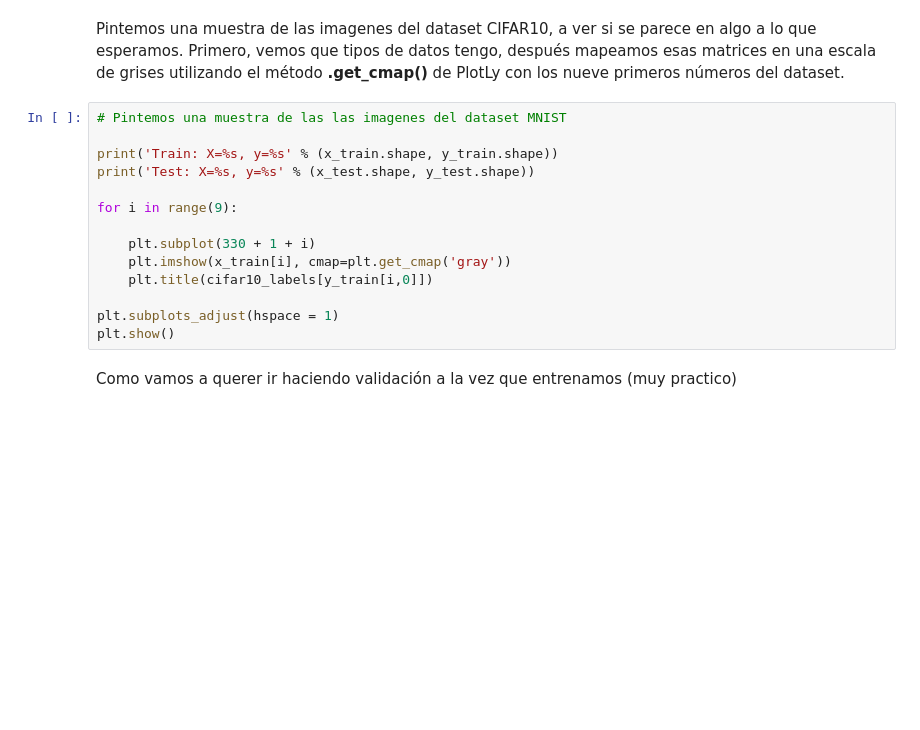
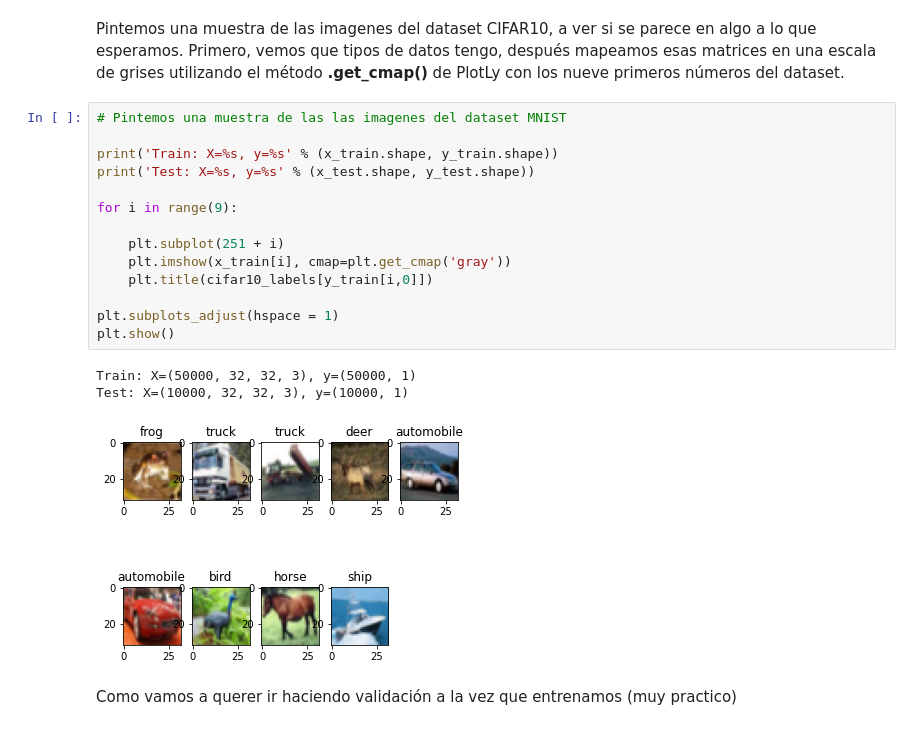
Before and after one commit to rgraner/Spoon-Knife, a Jupyter notebook: cnn_cifar10_tf2_v0.ipynb, the cells around one changed output. Saved outputs shown, nothing was run; the diff lists cells and outputs as text; blank space fills up the shorter version.

```diff
--- a/cnn_cifar10_tf2_v0.ipynb
+++ b/cnn_cifar10_tf2_v0.ipynb
@@ -69,17 +93,21 @@ Primero, vemos que tipos de datos tengo, después mapeamos esas matrices en una
 # %%
 # Pintemos una muestra de las las imagenes del dataset MNIST
 
 print('Train: X=%s, y=%s' % (x_train.shape, y_train.shape))
 print('Test: X=%s, y=%s' % (x_test.shape, y_test.shape))
 
 for i in range(9):
 
-    plt.subplot(330 + 1 + i)
+    plt.subplot(251 + i)
     plt.imshow(x_train[i], cmap=plt.get_cmap('gray'))
     plt.title(cifar10_labels[y_train[i,0]])
 
 plt.subplots_adjust(hspace = 1)
 plt.show()
+# %% [output]
+Train: X=(50000, 32, 32, 3), y=(50000, 1)
+Test: X=(10000, 32, 32, 3), y=(10000, 1)
+[figure, added]
 # %% [markdown]
 Como vamos a querer ir haciendo validación a la vez que entrenamos (muy practico)
 # %%
```
Also changed, not shown: parts of 13 cells of this notebook.
